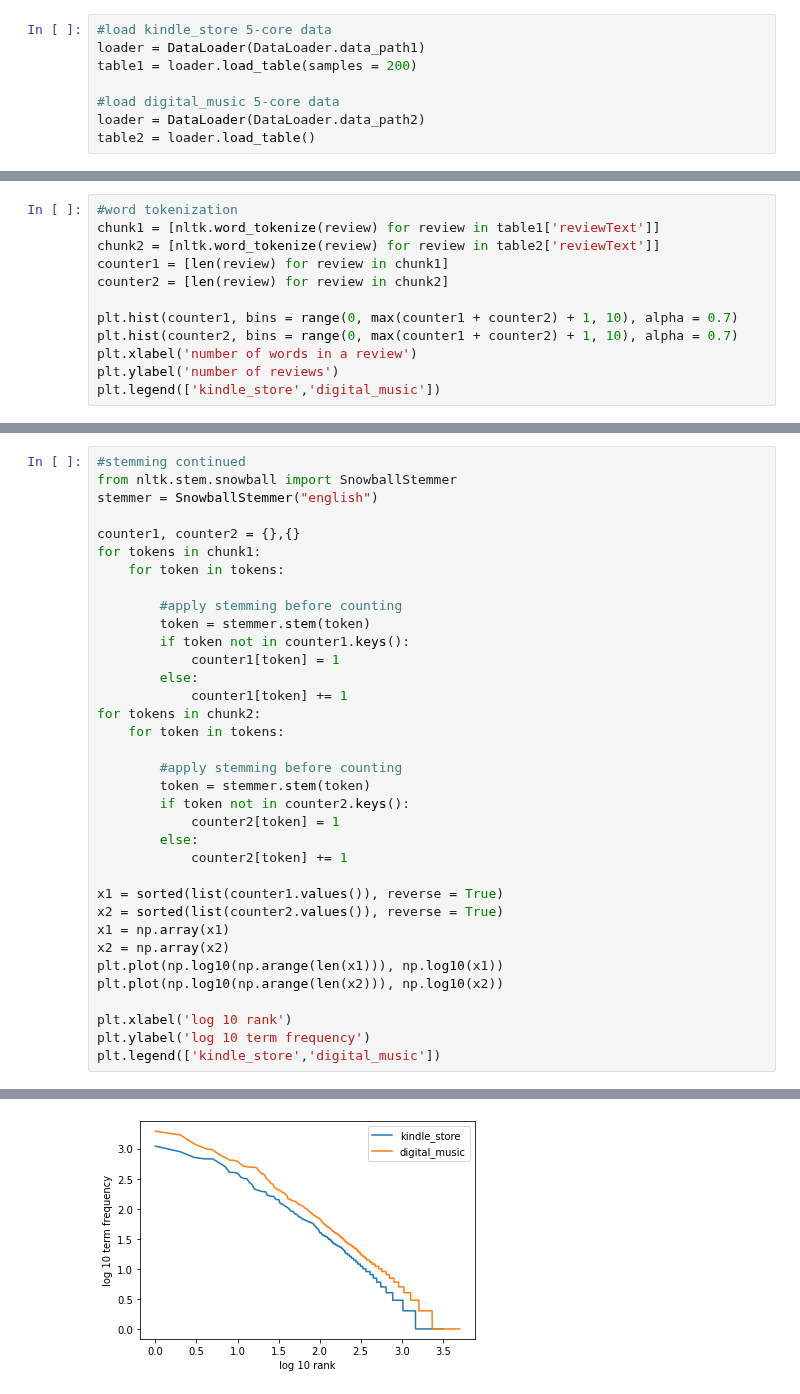
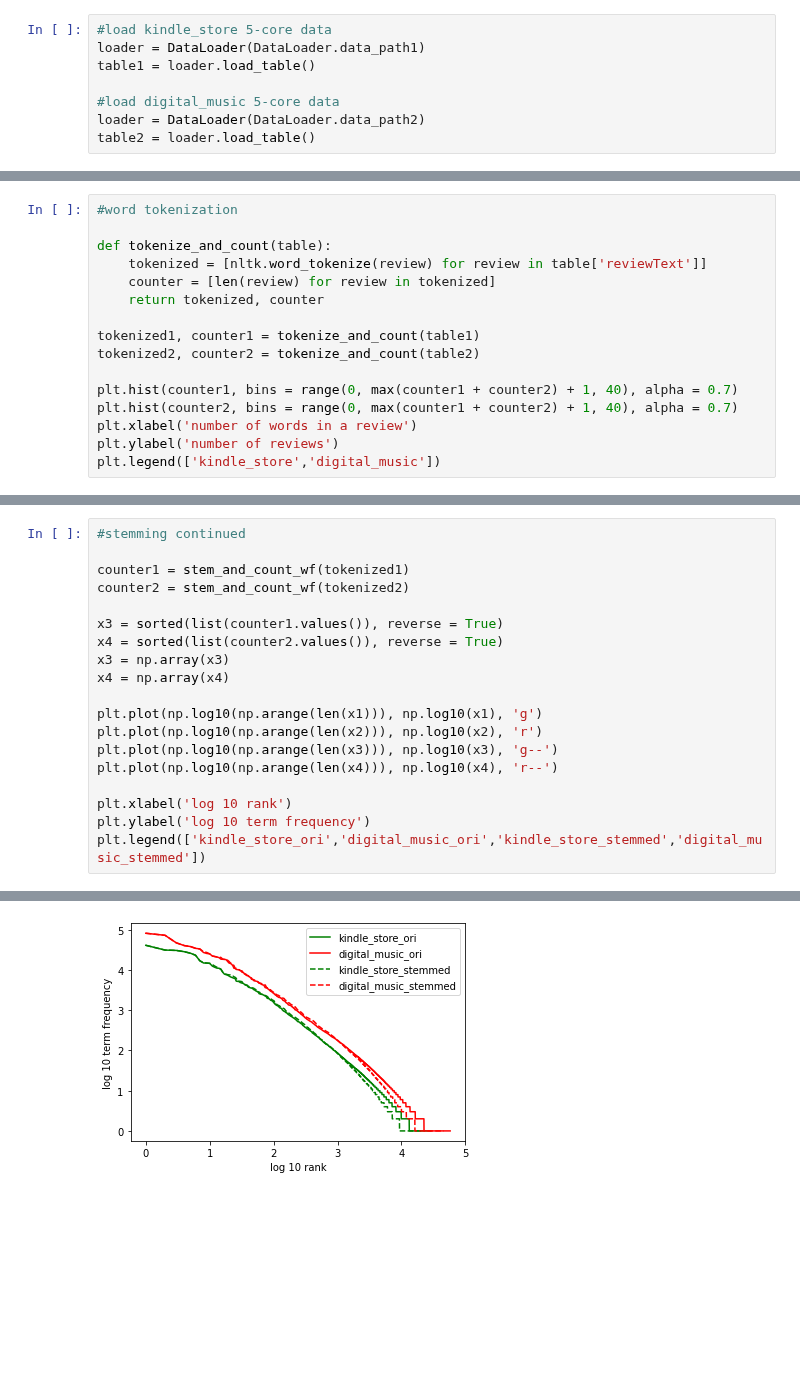
Before and after one commit to yklInverted/AI6122-Text-Project, a Jupyter notebook: DatasetAnalysis.ipynb, the cells around one changed output, grey strips where cells are left out. Drawn from its saved outputs; the diff is of its cells as text; blank space fills up the shorter version.

```diff
--- a/DatasetAnalysis.ipynb
+++ b/DatasetAnalysis.ipynb
@@ -11,7 +12,7 @@ from data_loader import DataLoader
 # %%
 #load kindle_store 5-core data
 loader = DataLoader(DataLoader.data_path1)
-table1 = loader.load_table(samples = 200)
+table1 = loader.load_table()
 
 #load digital_music 5-core data
 loader = DataLoader(DataLoader.data_path2)
@@ -47,12 +71,16 @@ len(table2['reviewText'][115])
 # %%
 #word tokenization
-chunk1 = [nltk.word_tokenize(review) for review in table1['reviewText']]
-chunk2 = [nltk.word_tokenize(review) for review in table2['reviewText']]
-counter1 = [len(review) for review in chunk1]
-counter2 = [len(review) for review in chunk2]
 
-plt.hist(counter1, bins = range(0, max(counter1 + counter2) + 1, 10), alpha = 0.7)
-plt.hist(counter2, bins = range(0, max(counter1 + counter2) + 1, 10), alpha = 0.7)
+def tokenize_and_count(table):
+    tokenized = [nltk.word_tokenize(review) for review in table['reviewText']]
+    counter = [len(review) for review in tokenized]
+    return tokenized, counter
+
+tokenized1, counter1 = tokenize_and_count(table1)
+tokenized2, counter2 = tokenize_and_count(table2)
+
+plt.hist(counter1, bins = range(0, max(counter1 + counter2) + 1, 40), alpha = 0.7)
+plt.hist(counter2, bins = range(0, max(counter1 + counter2) + 1, 40), alpha = 0.7)
 plt.xlabel('number of words in a review')
 plt.ylabel('number of reviews')
 plt.legend(['kindle_store','digital_music'])
@@ -92,41 +139,25 @@ plt.legend(['kindle_store','digital_music'])
 # %%
 #stemming continued
-from nltk.stem.snowball import SnowballStemmer
-stemmer = SnowballStemmer("english")
 
-counter1, counter2 = {},{}
-for tokens in chunk1:
-    for token in tokens:
+counter1 = stem_and_count_wf(tokenized1)
+counter2 = stem_and_count_wf(tokenized2)
 
-        #apply stemming before counting
-        token = stemmer.stem(token)
-        if token not in counter1.keys():
-            counter1[token] = 1
-        else:
-            counter1[token] += 1
-for tokens in chunk2:
-    for token in tokens:
+x3 = sorted(list(counter1.values()), reverse = True)
+x4 = sorted(list(counter2.values()), reverse = True)
+x3 = np.array(x3)
+x4 = np.array(x4)
 
-        #apply stemming before counting
-        token = stemmer.stem(token)
-        if token not in counter2.keys():
-            counter2[token] = 1
-        else:
-            counter2[token] += 1
-
-x1 = sorted(list(counter1.values()), reverse = True)
-x2 = sorted(list(counter2.values()), reverse = True)
-x1 = np.array(x1)
-x2 = np.array(x2)
-plt.plot(np.log10(np.arange(len(x1))), np.log10(x1))
-plt.plot(np.log10(np.arange(len(x2))), np.log10(x2))
+plt.plot(np.log10(np.arange(len(x1))), np.log10(x1), 'g')
+plt.plot(np.log10(np.arange(len(x2))), np.log10(x2), 'r')
+plt.plot(np.log10(np.arange(len(x3))), np.log10(x3), 'g--')
+plt.plot(np.log10(np.arange(len(x4))), np.log10(x4), 'r--')
 
 plt.xlabel('log 10 rank')
 plt.ylabel('log 10 term frequency')
-plt.legend(['kindle_store','digital_music'])
+plt.legend(['kindle_store_ori','digital_music_ori','kindle_store_stemmed','digital_music_stemmed'])
 # %% [output]
 <matplotlib.legend.Legend at 0x...>
-[figure, old version]
+[figure, new version]
 # %%
 #pos tagging
 import spacy
```
Also changed, not shown: parts of 18 cells of this notebook, 1 other file.
